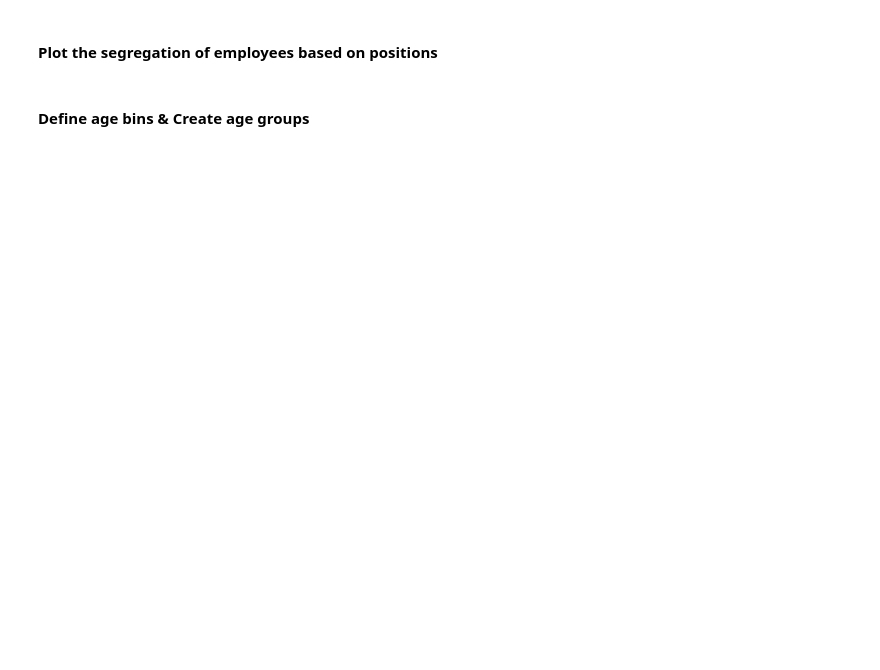
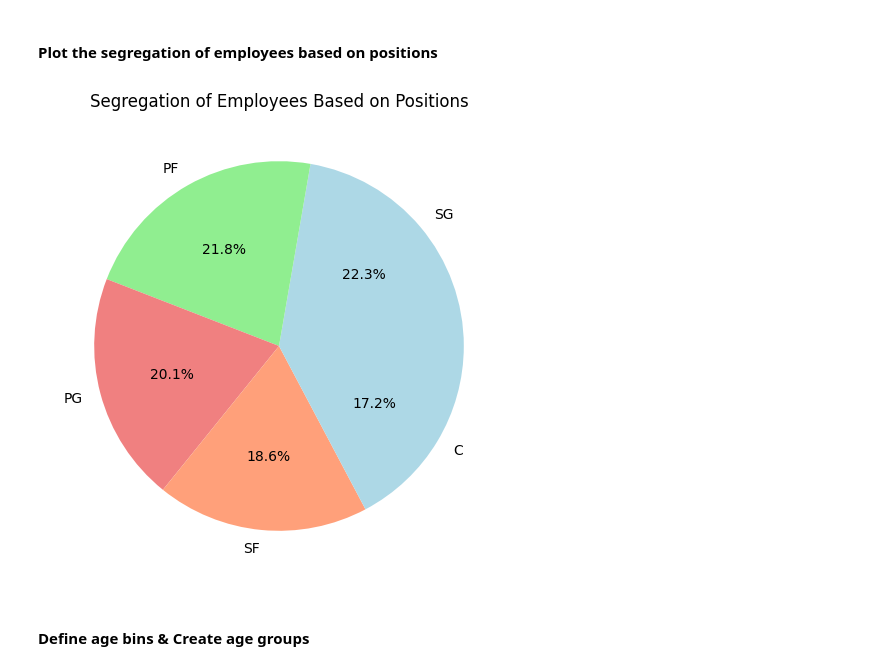
Before and after one commit to syamaomanakuttan/ModuleEndProject_ABCCompany, a Jupyter notebook: DataVisualization.ipynb, the cells around one changed output. Drawn from its saved outputs; the diff is of its cells as text; code cells hidden in the pictures; blank space fills up the shorter version.

```diff
--- a/DataVisualization.ipynb
+++ b/DataVisualization.ipynb
@@ -23,10 +25,12 @@ plt.show()
 #### Plot the segregation of employees based on positions
 # %%
 plt.figure(figsize=(10, 6))
-data['position'].value_counts().plot(kind='pie', autopct='%1.1f%%', colors=['lightblue', 'lightgreen', 'lightcoral', 'lightsalmon'])
+data['Position'].value_counts().plot(kind='pie', autopct='%1.1f%%', colors=['lightblue', 'lightgreen', 'lightcoral', 'lightsalmon'])
 plt.title('Segregation of Employees Based on Positions')
 plt.ylabel('')
 plt.show()
+# %% [output]
+[figure, added]
 # %% [markdown]
 #### Define age bins & Create age groups
 # %%
```
Also changed, not shown: parts of 5 cells of this notebook.
